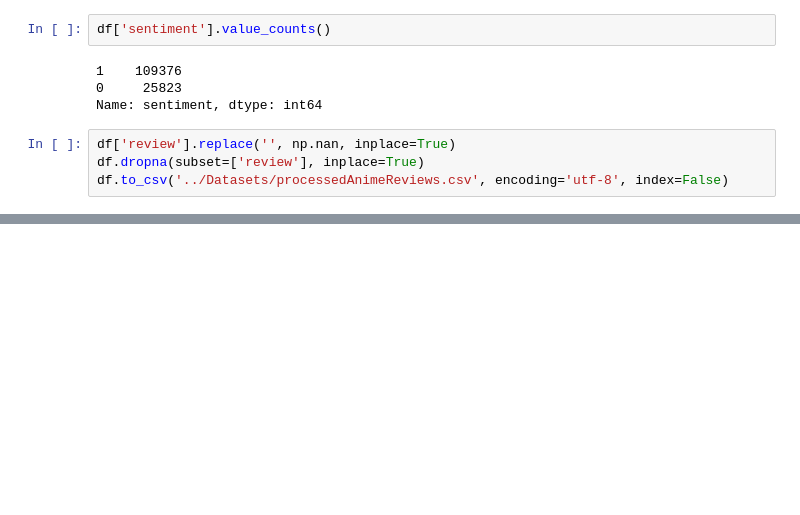
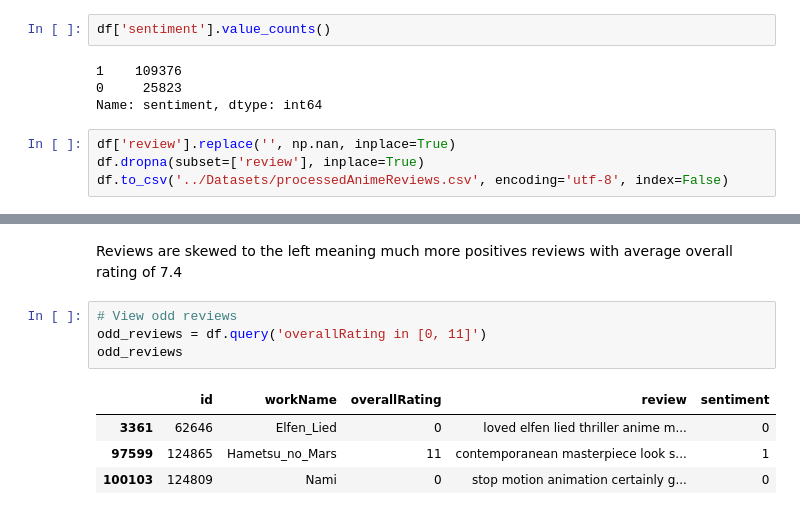
Before and after one commit to ArmandSyah/csi4106-repo, a Jupyter notebook: Notebooks/dataprep.ipynb, the cells around one changed output, grey strips where cells are left out. Saved outputs shown, nothing was run; the diff lists cells and outputs as text; blank space fills up the shorter version.

```diff
--- a/Notebooks/dataprep.ipynb
+++ b/Notebooks/dataprep.ipynb
@@ -97,0 +118,11 @@ df.to_csv('../Datasets/processedAnimeReviews.csv', encoding='utf-8', index=False
+# %% [markdown]
+Reviews are skewed to the left meaning much more positives reviews with average overall rating of 7.4
+# %%
+# View odd reviews
+odd_reviews = df.query('overallRating in [0, 11]')
+odd_reviews
+# %% [output]
+|  | id | workName | overallRating | review | sentiment |
+| 3361 | 62646 | Elfen_Lied | 0 | loved elfen lied thriller anime m... | 0 |
+| 97599 | 124865 | Hametsu_no_Mars | 11 | contemporanean masterpiece look s... | 1 |
+| 100103 | 124809 | Nami | 0 | stop motion animation certainly g... | 0 |
```
Also changed, not shown: parts of 10 cells of this notebook.
